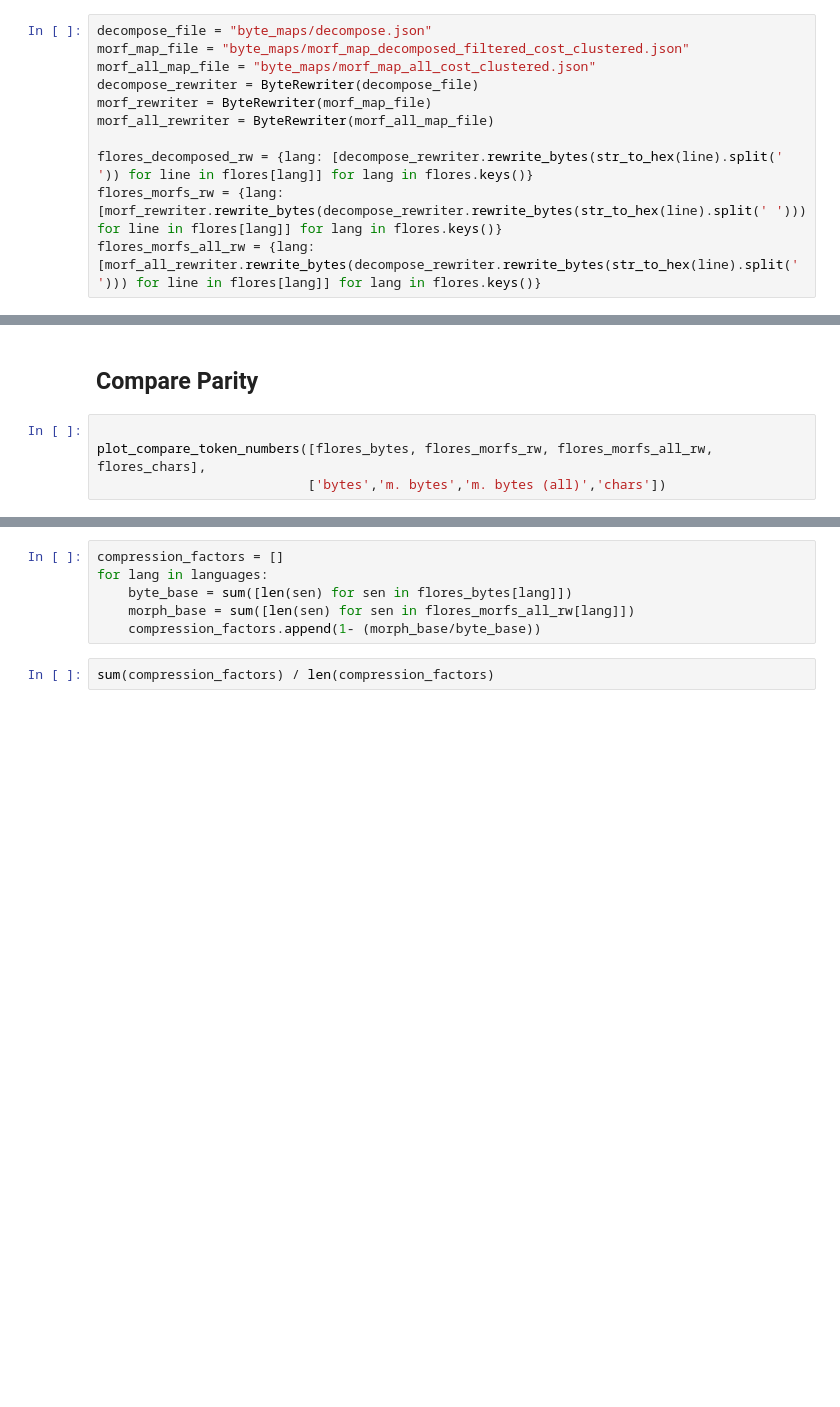
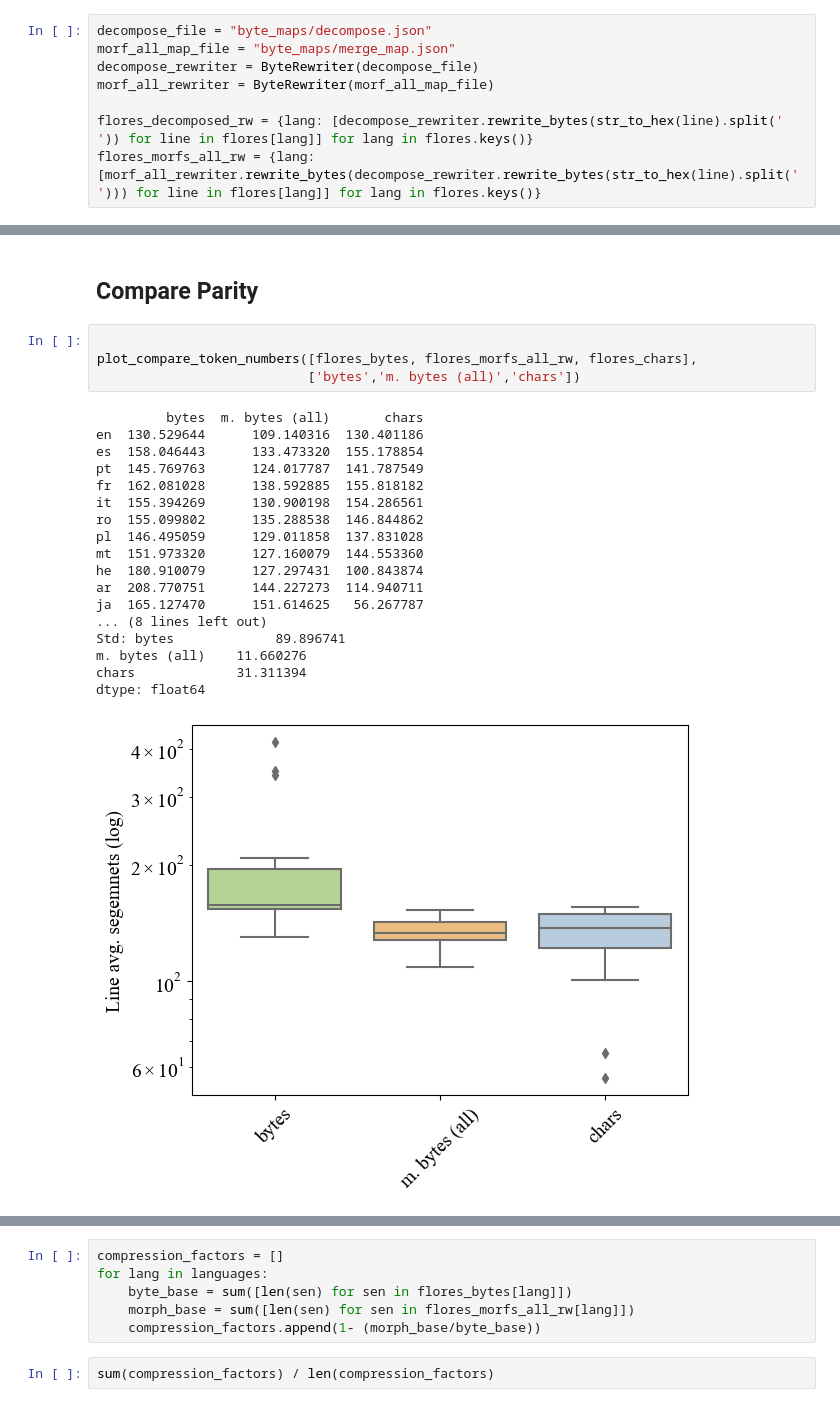
Before and after one commit to tomlimi/MYTE, a Jupyter notebook: flores_200_analysis.ipynb, the cells around one changed output, grey strips where cells are left out. Drawn from its saved outputs; the diff is of its cells as text; blank space fills up the shorter version.

Commit message:
flores_200_analysis notebooks updated

```diff
--- a/flores_200_analysis.ipynb
+++ b/flores_200_analysis.ipynb
@@ -145,12 +145,9 @@ from src.rewrite_bytes import ByteRewriter
 from src.utils import str_to_hex
 # %%
 decompose_file = "byte_maps/decompose.json"
-morf_map_file = "byte_maps/morf_map_decomposed_filtered_cost_clustered.json"
-morf_all_map_file = "byte_maps/morf_map_all_cost_clustered.json"
+morf_all_map_file = "byte_maps/merge_map.json"
 decompose_rewriter = ByteRewriter(decompose_file)
-morf_rewriter = ByteRewriter(morf_map_file)
 morf_all_rewriter = ByteRewriter(morf_all_map_file)
 
 flores_decomposed_rw = {lang: [decompose_rewriter.rewrite_bytes(str_to_hex(line).split(' ')) for line in flores[lang]] for lang in flores.keys()}
-flores_morfs_rw = {lang: [morf_rewriter.rewrite_bytes(decompose_rewriter.rewrite_bytes(str_to_hex(line).split(' '))) for line in flores[lang]] for lang in flores.keys()}
 flores_morfs_all_rw = {lang: [morf_all_rewriter.rewrite_bytes(decompose_rewriter.rewrite_bytes(str_to_hex(line).split(' '))) for line in flores[lang]] for lang in flores.keys()}
@@ -169,6 +165,25 @@ plot_token_numbers(flores_morfs_all_rw , title)
 ## Compare Parity
 # %%
 
-plot_compare_token_numbers([flores_bytes, flores_morfs_rw, flores_morfs_all_rw, flores_chars],
-                           ['bytes','m. bytes','m. bytes (all)','chars'])
+plot_compare_token_numbers([flores_bytes, flores_morfs_all_rw, flores_chars],
+                           ['bytes','m. bytes (all)','chars'])
+# %% [output]
+         bytes  m. bytes (all)       chars
+en  130.529644      109.140316  130.401186
+es  158.046443      133.473320  155.178854
+pt  145.769763      124.017787  141.787549
+fr  162.081028      138.592885  155.818182
+it  155.394269      130.900198  154.286561
+ro  155.099802      135.288538  146.844862
+pl  146.495059      129.011858  137.831028
+mt  151.973320      127.160079  144.553360
+he  180.910079      127.297431  100.843874
+ar  208.770751      144.227273  114.940711
+ja  165.127470      151.614625   56.267787
+... (8 lines left out)
+Std: bytes             89.896741
+m. bytes (all)    11.660276
+chars             31.311394
+dtype: float64
+[figure, added]
 # %%
```
Also changed, not shown: parts of 11 cells of this notebook, 1 other file.
